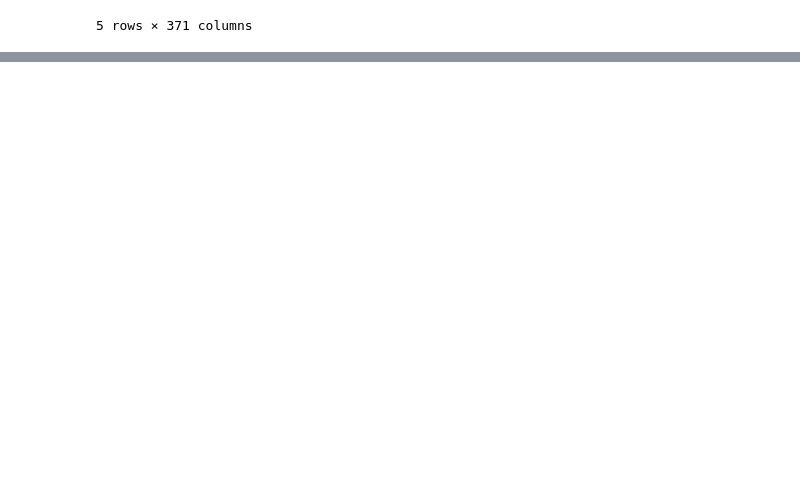
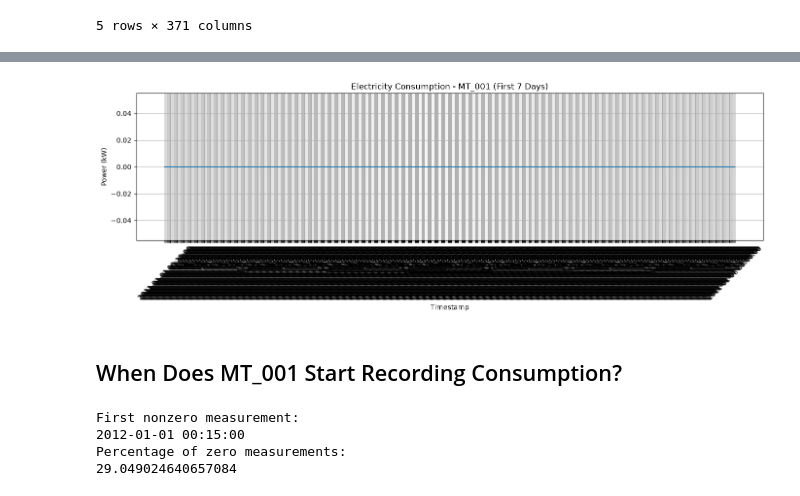
Before and after one commit to FilipeSantos2/electricity-consumption-forecasting, a Jupyter notebook: notebooks/01_data_exploration.ipynb, the cells around one changed output, grey strips where cells are left out. Saved outputs shown, nothing was run; the diff lists cells and outputs as text; code cells hidden in the pictures; blank space fills up the shorter version.

```diff
--- a/notebooks/01_data_exploration.ipynb
+++ b/notebooks/01_data_exploration.ipynb
@@ -126,0 +145,29 @@ Length: 371, dtype: object
+# %%
+plt.figure(figsize=(14, 5))
+
+plt.plot(df.iloc[:96 * 7, 0], df["MT_001"].iloc[:96 * 7])
+
+plt.title("Electricity Consumption - MT_001 (First 7 Days)")
+plt.xlabel("Timestamp")
+plt.ylabel("Power (kW)")
+plt.xticks(rotation=45)
+plt.grid()
+plt.tight_layout()
+plt.show()
+# %% [output]
+[figure, added]
+# %% [markdown]
+## When Does MT_001 Start Recording Consumption?
+# %%
+nonzero = df["MT_001"] > 0
+
+print("First nonzero measurement:")
+print(df.loc[nonzero, "Unnamed: 0"].iloc[0])
+
+print("Percentage of zero measurements:")
+print((df["MT_001"] == 0).mean() * 100)
+# %% [output]
+First nonzero measurement:
+2012-01-01 00:15:00
+Percentage of zero measurements:
+29.049024640657084
```
Also changed, not shown: parts of 15 cells of this notebook.
